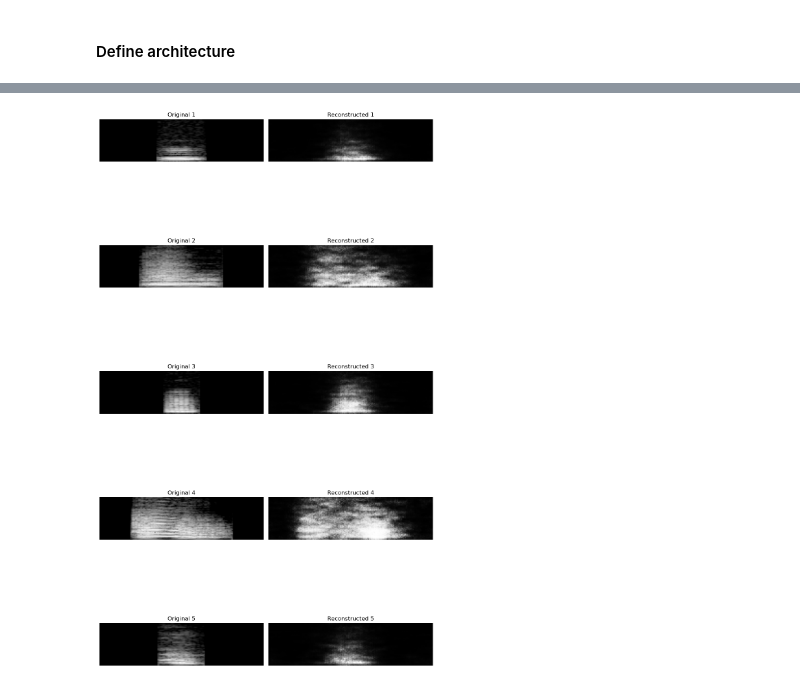
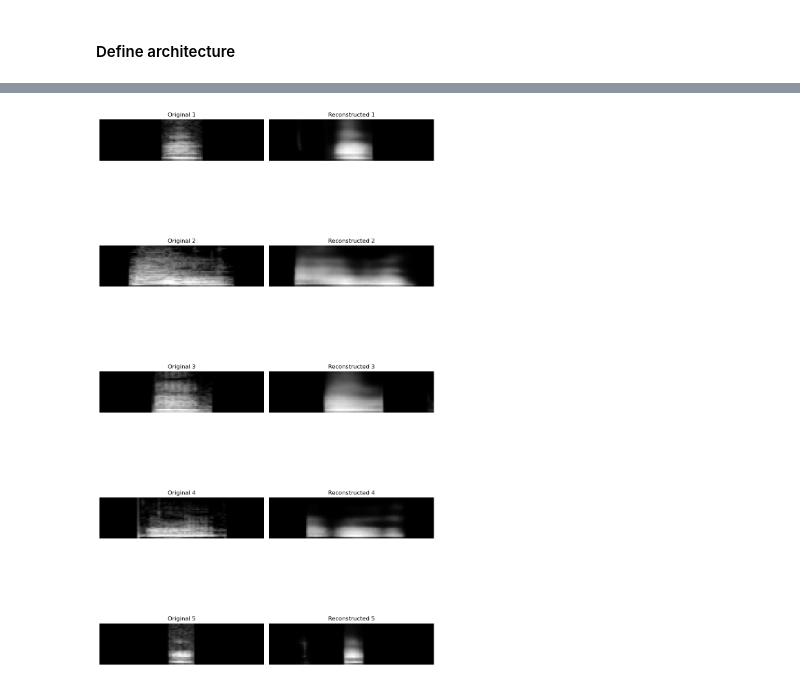
Before and after one commit to lgies23/GooseVocalizations---Thesis-code, a Jupyter notebook: VAE_embedding_extraction.ipynb, the cells around one changed output, grey strips where cells are left out. Cells and saved outputs as stored; diff of their text form; code cells hidden in the pictures.

Commit message:
VAE adam optimized

```diff
--- a/VAE_embedding_extraction.ipynb
+++ b/VAE_embedding_extraction.ipynb
@@ -99,6 +134,7 @@ class SoundDS(Dataset):
     def __init__(self, calls_df, transform=None):
         self.df = calls_df
         self.transform = transform
+        self.resize_transform = Resize((32, 128))
 
     # of items in dataset
     def __len__(self):
@@ -108,6 +144,8 @@ class SoundDS(Dataset):
     def __getitem__(self, idx):
         spectrogram = torch.from_numpy(self.df.iloc[idx]["log_padded_spectrogram"]).to(torch.float32).to(device)
         spectrogram = spectrogram[np.newaxis, ...]
+        spectrogram = self.resize_transform(spectrogram.cpu()).to(device)
+
         if self.transform:
             spectrogram = spectrogram_transforms(spectrogram)
         return spectrogram, self.df.iloc[idx]["encoded_call_type"], self.df.iloc[idx]["clip_ID"]
@@ -277,6 +408,6 @@ class ConvolutionalAutoencoder2(torch.nn.Module):
 # %%
 def loss_function(x, x_hat, mean, sigma, beta=1.0):
-    assert torch.all((x >= 0) & (x <= 1)) and torch.all((x_hat >= 0) & (x_hat <= 1)), f"Not all values are between 0 and 1. Min: {x.min().item(), x_hat.min().item()}, max: {x.max().item(), x_hat.max().item()}"
+    #assert torch.all((x >= 0) & (x <= 1)) and torch.all((x_hat >= 0) & (x_hat <= 1)), f"Not all values are between 0 and 1. Min: {x.min().item(), x_hat.min().item()}, max: {x.max().item(), x_hat.max().item()}"
     # Reconstruction Loss (BCE) - better suited for fine grained comparison of input and reconstruction
     recon_loss = torch.nn.functional.binary_cross_entropy(x_hat, x, reduction="sum")  # Summed over all elements
     assert recon_loss != None, print("reconstruction loss was not calculated")
@@ -362,11 +493,12 @@ def train(model, optimizer, train_dl, val_dl, epochs, device, early_stopper, bet
 
     return model, train_losses, val_losses
 # %%
-model = ConvolutionalAutoencoder()
+model = ConvolutionalAutoencoder32by128()
 model.to(device)
 print(model)
-optimizer = torch.optim.SGD(model.parameters(), lr=LEARNING_RATE)
-early_stopper = EarlyStopper(patience=5, min_delta=1)
+#optimizer = torch.optim.SGD(model.parameters(), lr=LEARNING_RATE)
+optimizer = torch.optim.Adam(model.parameters(), lr=LEARNING_RATE)
+early_stopper = EarlyStopper(patience=5, min_delta=.0001)
 
 if retrain:
     trained_model, train_losses, val_losses = train(
@@ -377,6 +509,6 @@ if retrain:
             epochs=N_EPOCHS,
             device=device,
             early_stopper=early_stopper,
-            beta=0.1
+            beta=.1
         )
 # %% [output]
@@ -400,8 +532,8 @@ Early stopping triggered after 249 epochs.
 # %%
 if retrain:
-    torch.save(trained_model.state_dict(), f"/Users/lenagies/Desktop/Master/Thesis/geese/code/GooseVocalizations/trained_vae/convolutional_vae_weights_sgd_6.pth")
-else:
-    model.load_state_dict(torch.load("/Users/lenagies/Desktop/Master/Thesis/geese/code/GooseVocalizations/trained_vae/convolutional_vae_weights_sgd_2.pth", map_location=device, weights_only=True))
+    torch.save(trained_model.state_dict(), f"/Users/lenagies/Desktop/Master/Thesis/geese/code/GooseVocalizations/vae_weights/convolutional_vae_weights_adam.pth")
+# else:
+#     model.load_state_dict(torch.load("/Users/lenagies/Desktop/Master/Thesis/geese/code/GooseVocalizations/vae_weights/convolutional_vae_weights_sgd_2.pth", map_location=device, weights_only=True))
 # %%
 if retrain:
     plt.plot(train_losses[1:], color='r', label='training loss')
@@ -422,36 +554,36 @@ def plot_real_and_decoded_calls(train_dl, num_samples=5):
     train_labels = train_labels.to(device)
 
     fig, axes = plt.subplots(num_samples, 2, figsize=(10, num_samples * 4))
 
     for i in range(num_samples):
         # Original call from dataset
-        real_call = train_features[i].cpu().detach().numpy().reshape(44, 170)
+        real_call = train_features[i].cpu().detach().numpy().reshape(32, 128)
 
         # Get latent representation of real call
         mean, log_var = model.encode(train_features[i].unsqueeze(0))  # Unsqueeze to add batch dimension
         z = model.reparameterization(mean, torch.exp(0.5 * log_var))
 
         # Decode latent vector to generate reconstructed call
-        decoded_call = model.decode(z).detach().cpu().numpy().reshape(44, 170)
+        decoded_call = model.decode(z).detach().cpu().numpy().reshape(32, 128)
 
         # Plot original call
         axes[i, 0].imshow(real_call, origin='lower', cmap='gray')
         axes[i, 0].axis('off')
         axes[i, 0].set_title(f"Original {i+1}")
 
         # Plot reconstructed call
         axes[i, 1].imshow(decoded_call, origin='lower', cmap='gray')
         axes[i, 1].axis('off')
         axes[i, 1].set_title(f"Reconstructed {i+1}")
 
     plt.tight_layout()
     plt.show()
 
 ds = SoundDS(calls_df) # Initialize again without transforms
 full_dl = DataLoader(ds, batch_size=len(ds), shuffle=True)
 plot_real_and_decoded_calls(full_dl, num_samples=5)
 # %% [output]
-[figure, old version]
+[figure, new version]
 # %%
 representations = []
 with torch.no_grad():
```
Also changed, not shown: parts of 17 cells of this notebook.
